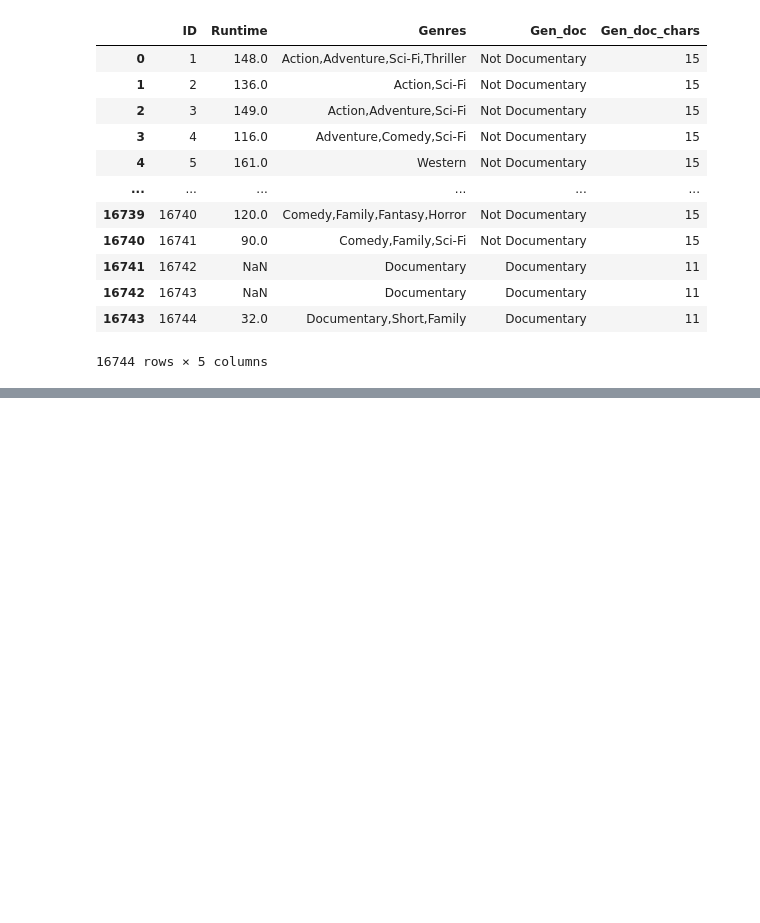
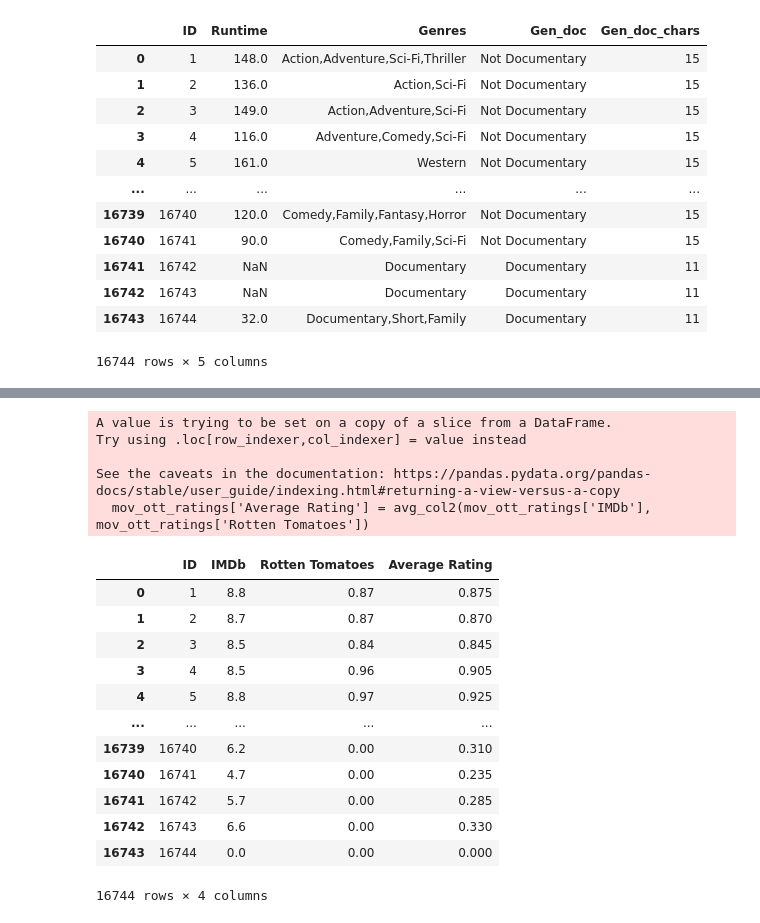
Before and after one commit to charliedgarrod/LSE-Career-Accelerator, a Jupyter notebook: Course 2: Data Analytics Using Python/Canopy.ipynb, the cells around one changed output, grey strips where cells are left out. Drawn from its saved outputs; the diff is of its cells as text; code cells hidden in the pictures; blank space fills up the shorter version.

```diff
--- a/Course 2: Data Analytics Using Python/Canopy.ipynb
+++ b/Course 2: Data Analytics Using Python/Canopy.ipynb
@@ -624,0 +640,6 @@ See the caveats in the documentation: https://pandas.pydata.org/pandas-docs/stab
+# %%
+# Create a new DataFrame with only the 'ID', 'IMDb', and 'Rotten Tomatoes' columns.
+mov_ott_ratings = movies_ott_merge[['ID', 'IMDb', 'Rotten Tomatoes']]
+
+print(mov_ott_ratings.shape)
+mov_ott_ratings.head()
@@ -624,0 +654,5 @@ See the caveats in the documentation: https://pandas.pydata.org/pandas-docs/stab
+# %%
+# Fill the missing values in the 'IMDb' and 'Rotten Tomatoes' columns with 0.
+mov_ott_ratings.fillna(0, inplace=True)
+
+mov_ott_ratings.isna().sum()
@@ -624,0 +668,28 @@ See the caveats in the documentation: https://pandas.pydata.org/pandas-docs/stab
+# %%
+# Write a user-defined function to calculate the average rating received.
+def avg_col2(col1, col2):
+    return ((col1/10) +col2)/2
+# %%
+# Add a new column to the DataFrame as ratings to store the calculated average rating values.
+mov_ott_ratings['Average Rating'] = avg_col2(mov_ott_ratings['IMDb'], mov_ott_ratings['Rotten Tomatoes'])
+
+mov_ott_ratings
+# %% [output]
+A value is trying to be set on a copy of a slice from a DataFrame.
+Try using .loc[row_indexer,col_indexer] = value instead
+
+See the caveats in the documentation: https://pandas.pydata.org/pandas-docs/stable/user_guide/indexing.html#returning-a-view-versus-a-copy
+  mov_ott_ratings['Average Rating'] = avg_col2(mov_ott_ratings['IMDb'], mov_ott_ratings['Rotten Tomatoes'])
+|  | ID | IMDb | Rotten Tomatoes | Average Rating |
+| 0 | 1 | 8.8 | 0.87 | 0.875 |
+| 1 | 2 | 8.7 | 0.87 | 0.870 |
+| 2 | 3 | 8.5 | 0.84 | 0.845 |
+| 3 | 4 | 8.5 | 0.96 | 0.905 |
+| 4 | 5 | 8.8 | 0.97 | 0.925 |
+| ... | ... | ... | ... | ... |
+| 16739 | 16740 | 6.2 | 0.00 | 0.310 |
+| 16740 | 16741 | 4.7 | 0.00 | 0.235 |
+| 16741 | 16742 | 5.7 | 0.00 | 0.285 |
+| 16742 | 16743 | 6.6 | 0.00 | 0.330 |
+| 16743 | 16744 | 0.0 | 0.00 | 0.000 |
+16744 rows × 4 columns
```
Also changed, not shown: parts of 6 cells of this notebook.
